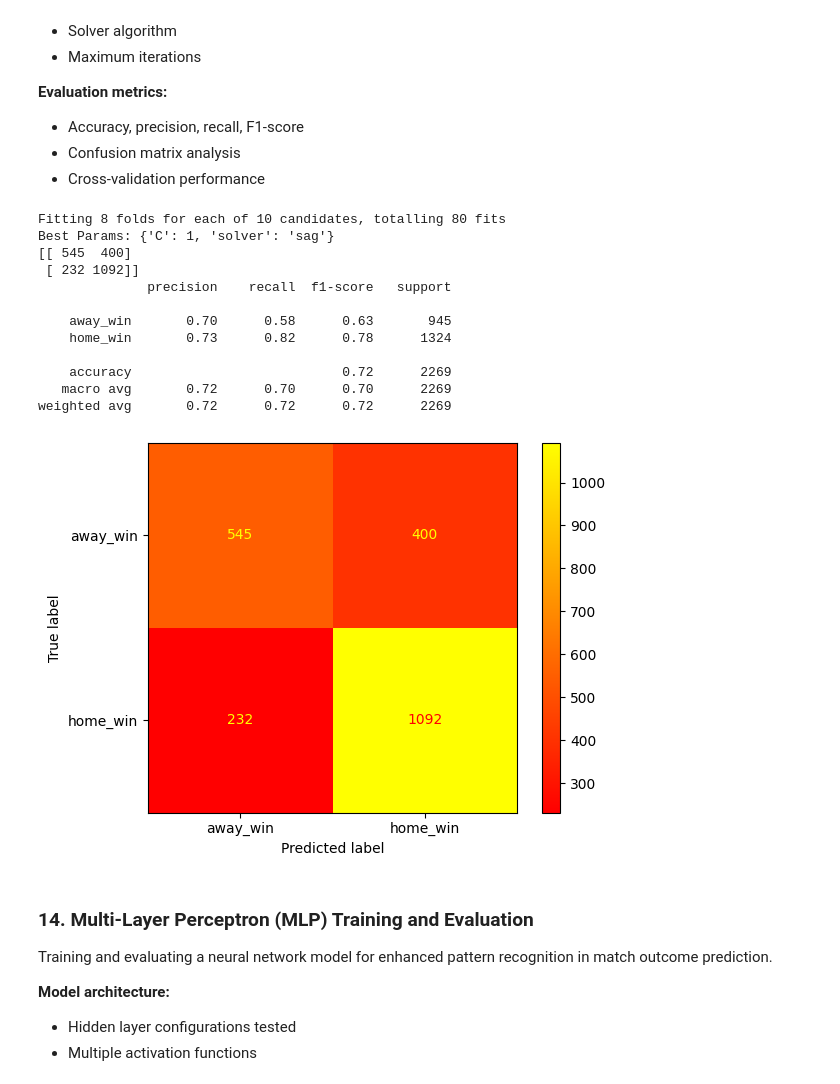
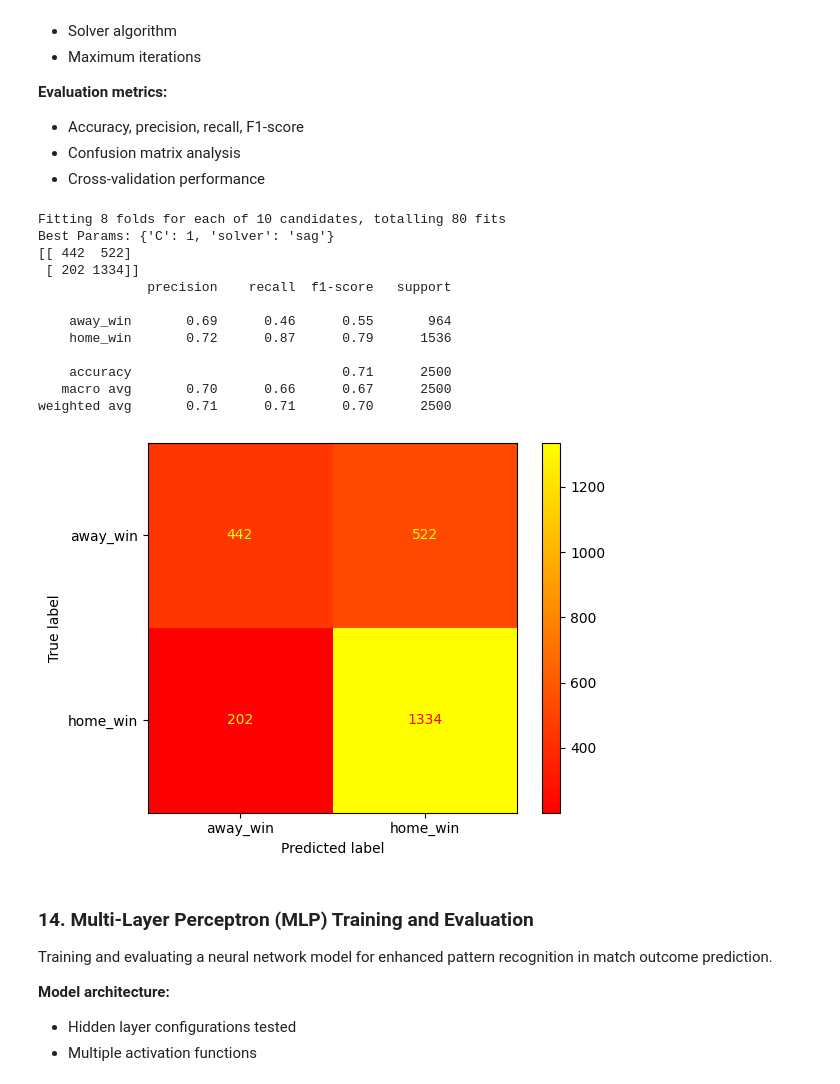
Before and after one commit to IU-Capstone-Project-2025/GoalSight, a Jupyter notebook: notebooks/ML_part_data.ipynb, the cells around one changed output. Drawn from its saved outputs; the diff is of its cells as text; code cells hidden in the pictures.

Commit message:
Revert "Update of model"

```diff
--- a/notebooks/ML_part_data.ipynb
+++ b/notebooks/ML_part_data.ipynb
@@ -548,10 +541,8 @@ Implementing comprehensive preprocessing pipeline including:
 - Feature decorrelation
 - Prevents overfitting
 # %%
-data = data[data['result'] != 'D'].reset_index(drop=True)
-final_df = data[all_features].dropna().reset_index(drop=True)
+final_df = dropped_df[all_features + ['date']].dropna().reset_index(drop=True)
 final_df['date'] = pd.to_datetime(final_df['date'])
-print(final_df.dtypes)
 min_date = final_df['date'].min()
 max_date = final_df['date'].max()
 date_range = (max_date - min_date).days
@@ -559,8 +550,8 @@ date_range = (max_date - min_date).days
 weights = 1 + (final_df['date'] - min_date).dt.days / date_range
 sample_weights = weights.values
 
-y = final_df['result'].map({'H': 1, 'A': 0}).values
-X_df = final_df.drop(columns=['result', 'date'])
+y = final_df['result_label'].map({'home_win': 1, 'away_win': 0}).values
+X_df = final_df.drop(columns=['result_label', 'date'])
 X = X_df.values
 
 X_train, X_temp, y_train, y_temp, weights_train, weights_temp = train_test_split(
@@ -573,7 +564,7 @@ X_val, X_test, y_val, y_test, weights_val, weights_test = train_test_split(
 # PCA pipeline
 preprocessor = Pipeline([
     ('scaler', StandardScaler()),
-    ('pca', PCA(n_components=32))
+    ('pca', PCA(n_components=10))
 ])
 
 X_train_processed = preprocessor.fit_transform(X_train)
@@ -581,7 +572,7 @@ X_val_processed = preprocessor.transform(X_val)
 X_test_processed = preprocessor.transform(X_test)
 
 print(f"The size of the training sample after PCA: {X_train_processed.shape}")
-print(f"The variance explained by the first 32 components: {sum(preprocessor.named_steps['pca'].explained_variance_ratio_):.2f}")
+print(f"The variance explained by the first 10 components: {sum(preprocessor.named_steps['pca'].explained_variance_ratio_):.2f}")
 
 pd.DataFrame(X_test_processed).to_csv('../backend/goalsight/predictions/tests/test_data/X_test.csv', index=False)
 pd.DataFrame(y_test, columns=['result_label']).to_csv('../backend/goalsight/predictions/tests/test_data/y_test.csv', index=False)
@@ -654,47 +630,45 @@ cm = confusion_matrix(y_test, y_pred)
 
 print(cm)
 print(classification_report(y_test, y_pred, target_names=['away_win','home_win']))
 ConfusionMatrixDisplay(cm, display_labels=['away_win','home_win']).plot(cmap='autumn')
 
 with open('../backend/goalsight/ml_models/model.pkl', 'wb') as f:
     pickle.dump(best_clf, f)
 
 metrics = {
     'cv_accuracy': scores.mean(),
     'cv_std': scores.std(),
     **classification_report(y_test, y_pred, output_dict=True)
 }
 
 metrics_path = '../backend/goalsight/ml_models/metrics.json'
 with open(metrics_path, 'w') as f:
     json.dump(metrics, f, indent=2)
 
 with open('../backend/goalsight/ml_models/preprocessor.pkl', 'wb') as f:
     pickle.dump(preprocessor, f)
 
-feature_list = [f for f in all_features if (f != 'result' and f != 'date')]
-features_path = '../backend/goalsight/ml_models/features.json'
-with open(features_path, 'w') as f:
+feature_list = [f for f in available_features if f != 'result_label']
+with open('features.json', 'w') as f:
     json.dump(feature_list, f)
 
-class_mapping_path = '../backend/goalsight/ml_models/class_mapping.json'
-class_mapping = {"non_win": 0, "home_win": 1}
-with open(class_mapping_path, 'w') as f:
+class_mapping = {"non_win": 0,"home_win": 1}
+with open('class_mapping.json', 'w') as f:
     json.dump(class_mapping, f)
 # %% [output]
 Fitting 8 folds for each of 10 candidates, totalling 80 fits
 Best Params: {'C': 1, 'solver': 'sag'}
-[[ 545  400]
- [ 232 1092]]
+[[ 442  522]
+ [ 202 1334]]
               precision    recall  f1-score   support
 
-    away_win       0.70      0.58      0.63       945
-    home_win       0.73      0.82      0.78      1324
+    away_win       0.69      0.46      0.55       964
+    home_win       0.72      0.87      0.79      1536
 
-    accuracy                           0.72      2269
-   macro avg       0.72      0.70      0.70      2269
-weighted avg       0.72      0.72      0.72      2269
+    accuracy                           0.71      2500
+   macro avg       0.70      0.66      0.67      2500
+weighted avg       0.71      0.71      0.70      2500
-[figure, old version]
+[figure, new version]
 # %% [markdown]
 ### 14. Multi-Layer Perceptron (MLP) Training and Evaluation
 Training and evaluating a neural network model for enhanced pattern recognition in match outcome prediction.
```
Also changed, not shown: parts of 3 cells of this notebook, 10 other files.
